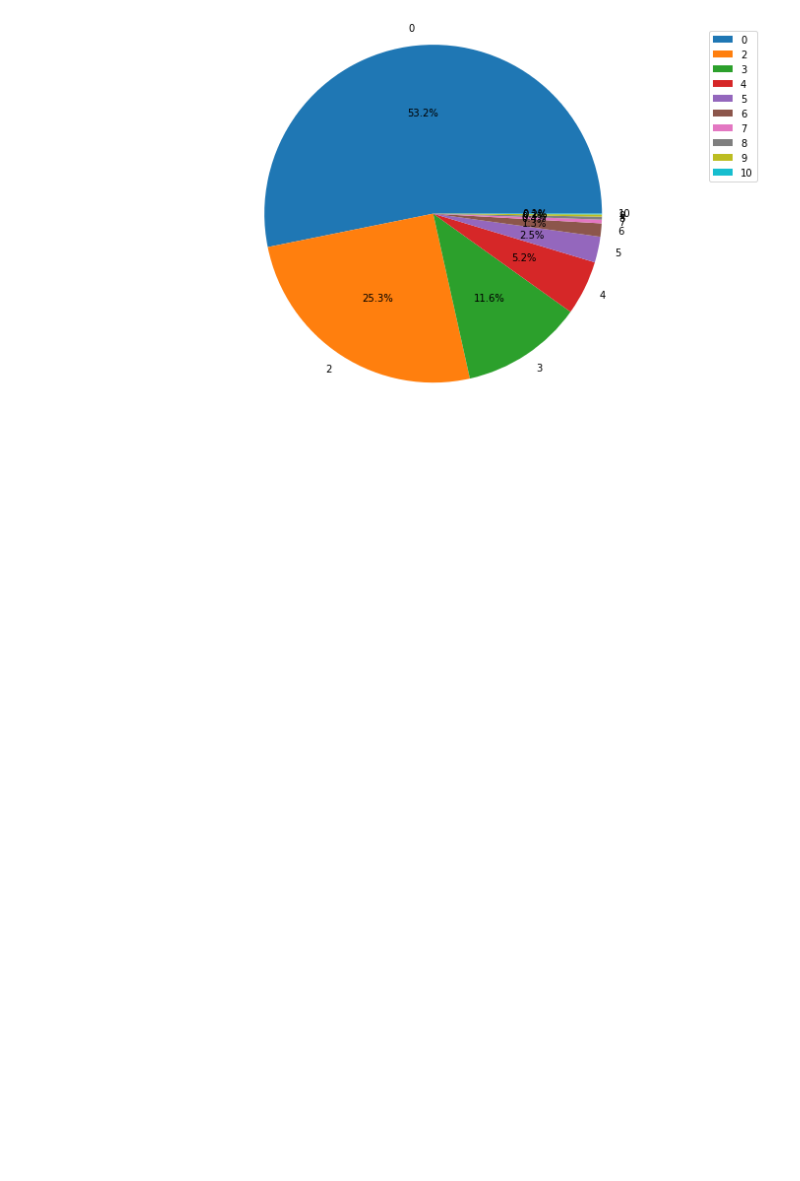
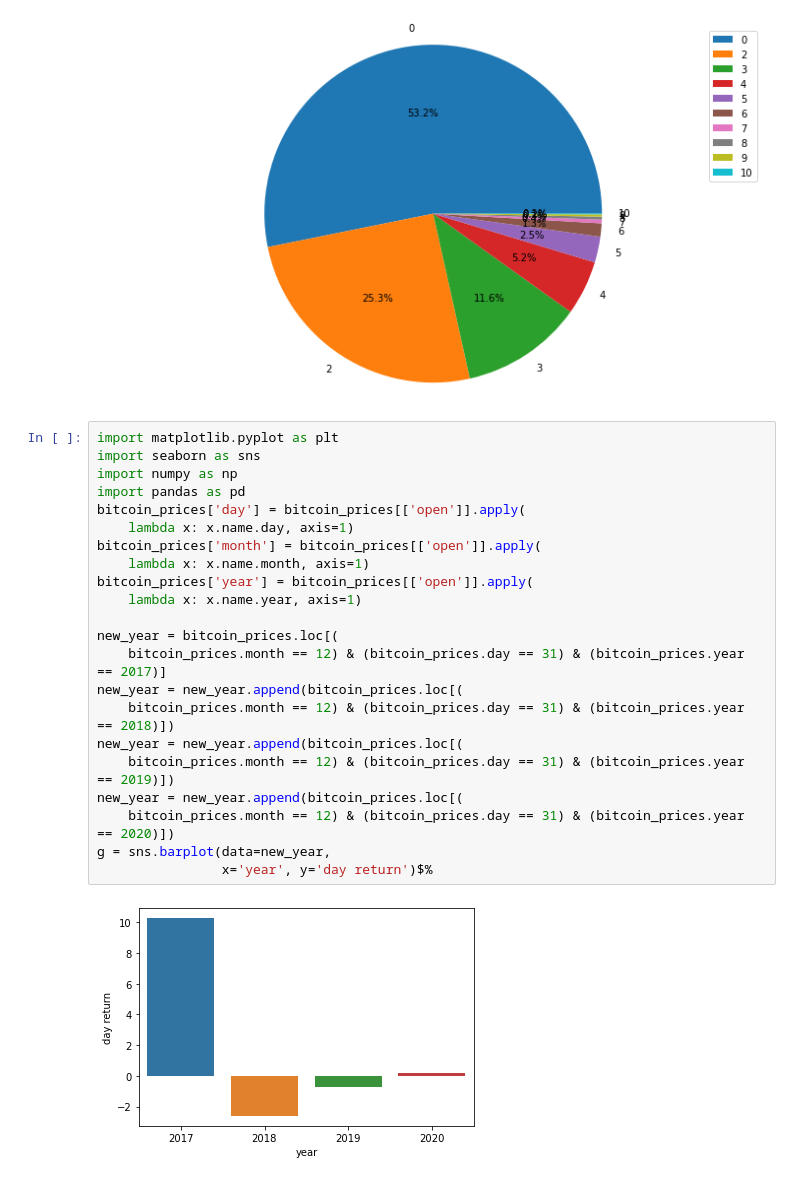
Before and after one commit to bachpx195/the_big_trade, a Jupyter notebook: TheBigTrade/dayReturn.ipynb, the cells around one changed output. Cells and saved outputs as stored; diff of their text form; blank space fills up the shorter version.

```diff
--- a/TheBigTrade/dayReturn.ipynb
+++ b/TheBigTrade/dayReturn.ipynb
@@ -180,3 +180,27 @@ type_continuous
 dtype: int64
 <Figure size 432x288 with 0 Axes>
 [figure]
+# %%
+import matplotlib.pyplot as plt
+import seaborn as sns
+import numpy as np
+import pandas as pd
+bitcoin_prices['day'] = bitcoin_prices[['open']].apply(
+    lambda x: x.name.day, axis=1)
+bitcoin_prices['month'] = bitcoin_prices[['open']].apply(
+    lambda x: x.name.month, axis=1)
+bitcoin_prices['year'] = bitcoin_prices[['open']].apply(
+    lambda x: x.name.year, axis=1)
+
+new_year = bitcoin_prices.loc[(
+    bitcoin_prices.month == 12) & (bitcoin_prices.day == 31) & (bitcoin_prices.year == 2017)]
+new_year = new_year.append(bitcoin_prices.loc[(
+    bitcoin_prices.month == 12) & (bitcoin_prices.day == 31) & (bitcoin_prices.year == 2018)])
+new_year = new_year.append(bitcoin_prices.loc[(
+    bitcoin_prices.month == 12) & (bitcoin_prices.day == 31) & (bitcoin_prices.year == 2019)])
+new_year = new_year.append(bitcoin_prices.loc[(
+    bitcoin_prices.month == 12) & (bitcoin_prices.day == 31) & (bitcoin_prices.year == 2020)])
+g = sns.barplot(data=new_year,
+                x='year', y='day return')$%
+# %% [output]
+[figure, added]
```
Also changed, not shown: parts of 2 cells of this notebook, 4 other files.
